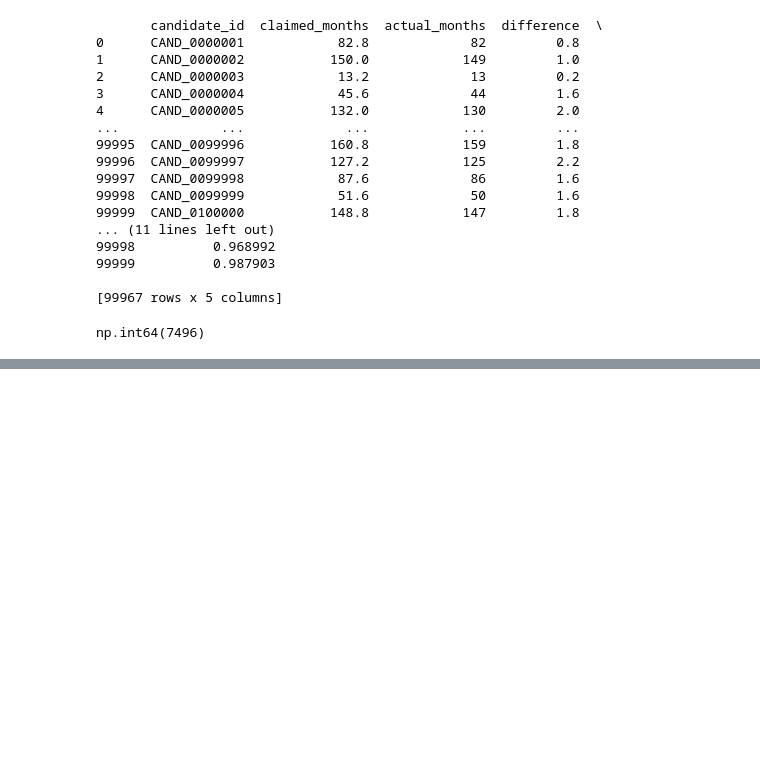
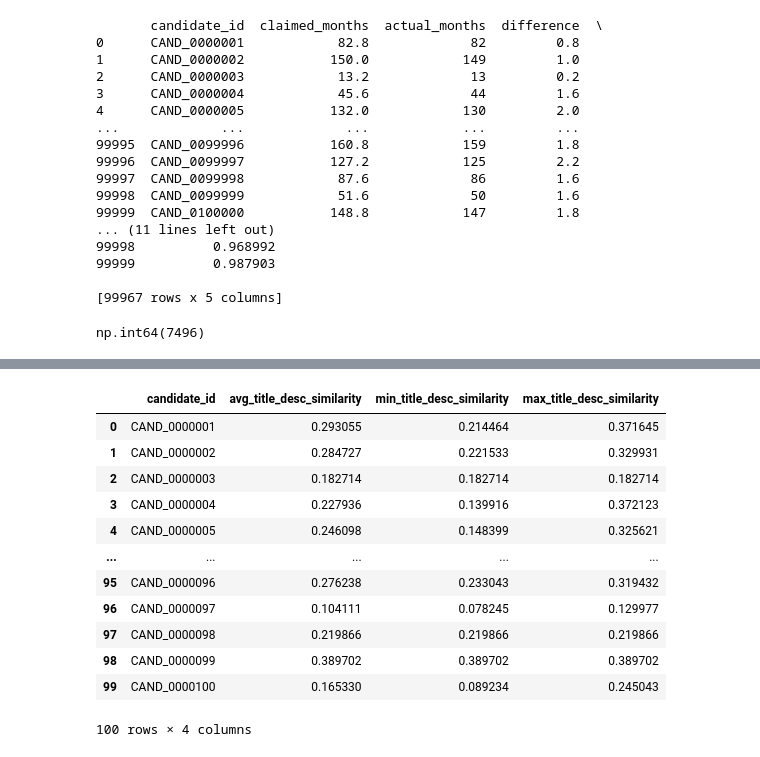
Before and after one commit to Theshmphony7580/autorecruit-, a Jupyter notebook: data_forensic _files/03_ranking_forensics.ipynb, the cells around one changed output, grey strips where cells are left out. Cells and saved outputs as stored; diff of their text form; code cells hidden in the pictures; blank space fills up the shorter version.

```diff
--- a/data_forensic _files/03_ranking_forensics.ipynb
+++ b/data_forensic _files/03_ranking_forensics.ipynb
@@ -1122,0 +1423,2 @@ education_df
+# %%
+sample_candidates = candidates[:100]
@@ -1122,0 +1439,8 @@ education_df
+# %%
+title_emb = model.encode(
+    job["title"]
+)
+
+desc_emb = model.encode(
+    job["description"]
+)
@@ -1122,0 +1451,7 @@ education_df
+# %%
+from sklearn.metrics.pairwise import cosine_similarity
+
+sim = cosine_similarity(
+    [title_emb],
+    [desc_emb]
+)[0][0]
@@ -1122,0 +1548,18 @@ education_df
+# %%
+title_desc_df = title_desc_df.drop(columns=['title_desc_anomaly'])
+# %%
+title_desc_df
+# %% [output]
+|  | candidate_id | avg_title_desc_similarity | min_title_desc_similarity | max_title_desc_similarity |
+| 0 | CAND_0000001 | 0.293055 | 0.214464 | 0.371645 |
+| 1 | CAND_0000002 | 0.284727 | 0.221533 | 0.329931 |
+| 2 | CAND_0000003 | 0.182714 | 0.182714 | 0.182714 |
+| 3 | CAND_0000004 | 0.227936 | 0.139916 | 0.372123 |
+| 4 | CAND_0000005 | 0.246098 | 0.148399 | 0.325621 |
+| ... | ... | ... | ... | ... |
+| 95 | CAND_0000096 | 0.276238 | 0.233043 | 0.319432 |
+| 96 | CAND_0000097 | 0.104111 | 0.078245 | 0.129977 |
+| 97 | CAND_0000098 | 0.219866 | 0.219866 | 0.219866 |
+| 98 | CAND_0000099 | 0.389702 | 0.389702 | 0.389702 |
+| 99 | CAND_0000100 | 0.165330 | 0.089234 | 0.245043 |
+100 rows × 4 columns
```
Also changed, not shown: parts of 35 cells of this notebook.
